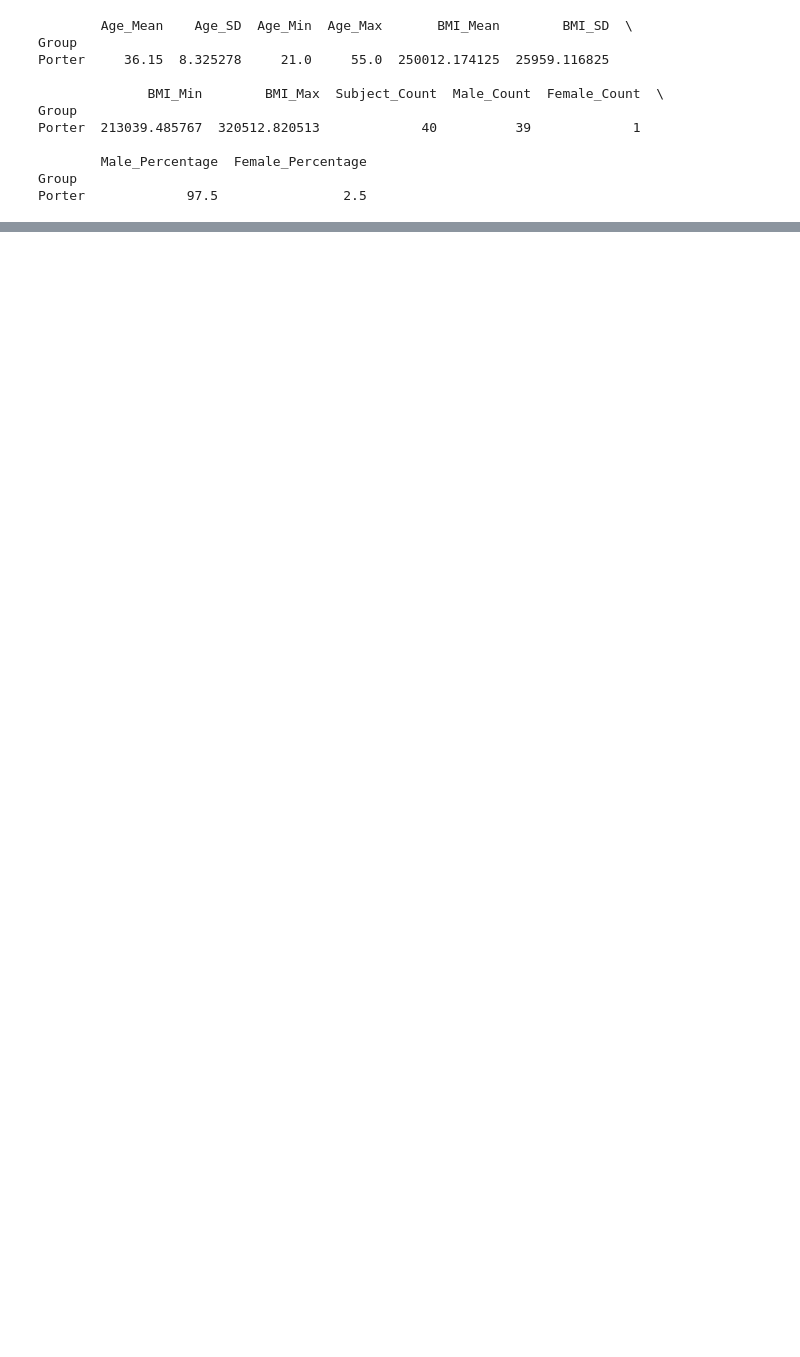
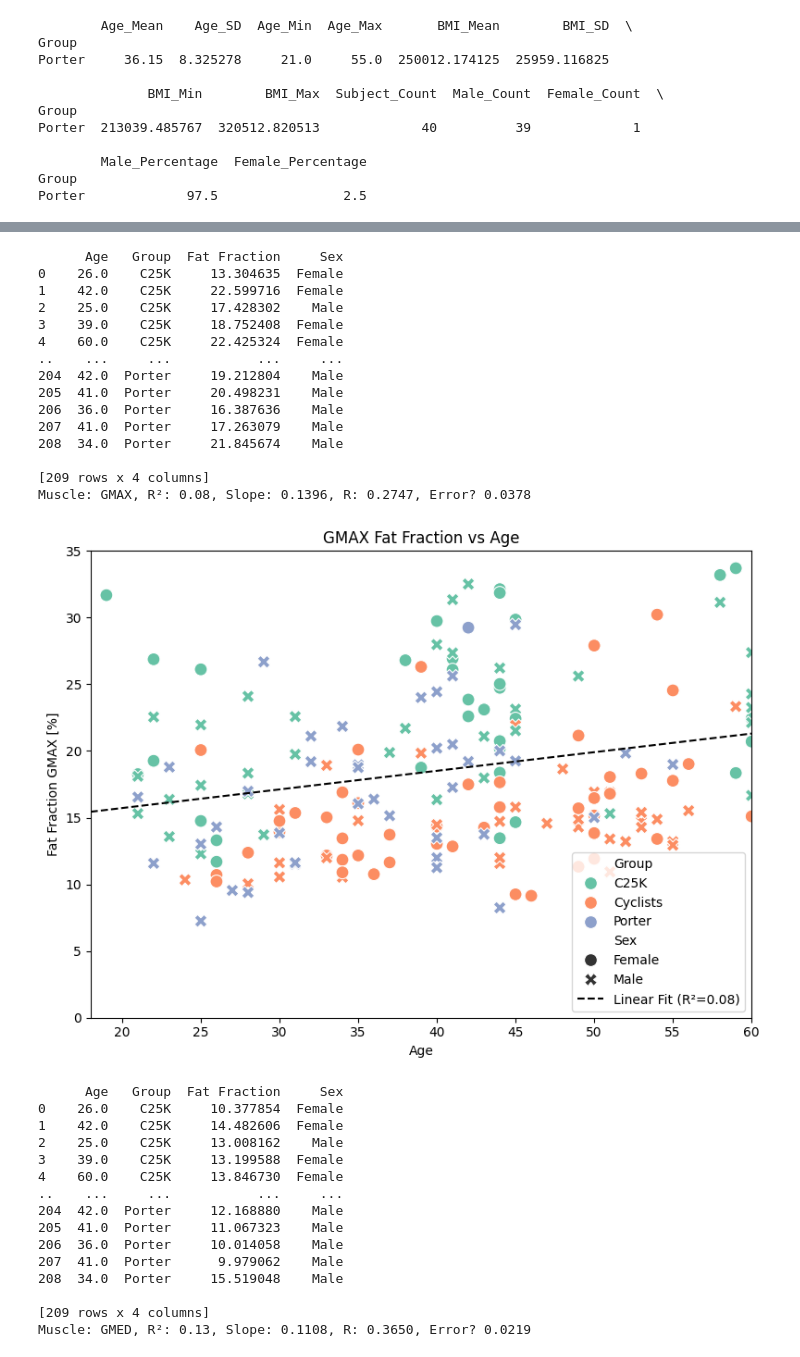
Before and after one commit to mabelzunce/lower-body-muscle-qMRI-pipeline, a Jupyter notebook: src/analysis/statistical_analysis/analyse_ff_and_volume_nepal.ipynb, the cells around one changed output, grey strips where cells are left out. Saved outputs shown, nothing was run; the diff lists cells and outputs as text; code cells hidden in the pictures; blank space fills up the shorter version.

```diff
--- a/src/analysis/statistical_analysis/analyse_ff_and_volume_nepal.ipynb
+++ b/src/analysis/statistical_analysis/analyse_ff_and_volume_nepal.ipynb
@@ -288,0 +528,62 @@ Passing `palette` without assigning `hue` is deprecated and will be removed in v
+# %%
+variables_to_plot = ['GMAX', 'GMED', 'GMIN','TFL']
+cto5k_pd['sex'] = cto5k_pd['sex'].replace({'male': 'Male', 'female': 'Female'})
+for variable in variables_to_plot:
+    # Concatenate the two dataframes and keep only three columns
+    concatenated_table = pd.concat([
+        cto5k_pd[['age_years', 'group', f'{variable}', 'sex']].rename(columns={'age_years': 'Age', 'group': 'Group', f'{variable}': 'Fat Fraction', 'sex': 'Sex'}),
+        filtered_data[['Age', 'Group', f'FF_{variable}', 'Sex']].rename(columns={f'FF_{variable}': 'Fat Fraction'})
+    ], ignore_index=True)
+    print(concatenated_table)
+    # Fit a linear regression model
+    slope, intercept, r_value, p_value, std_err = stats.linregress(cto5k_pd['age_years'], cto5k_pd[f'{variable}'])
+    # Add the regression line to the plot
+    x_vals = np.linspace(18, filtered_data['Age'].max()+5, 100)
+    y_vals = slope * x_vals + intercept
+    print(f"Muscle: {variable}, R²: {r_value**2:.2f}, Slope: {slope:.4f}, R: {r_value:.4f}, Error? {std_err:.4f}")
+   # print(x_vals)
+    plt.figure(figsize=(8, 6))
+    sns.scatterplot(x='Age', y=f'Fat Fraction', data=concatenated_table, hue='Group', style='Sex', palette='Set2', s=100)
+    #sns.scatterplot(x='Age', y=f'FF_{variable}', data=filtered_data, hue='Group', style='Sex', palette='Set1', s=100)
+    plt.plot(x_vals, y_vals, color='black', linestyle='--', label=f'Linear Fit (R²={r_value**2:.2f})')
+    plt.xlabel('Age')
+    plt.ylabel(f'Fat Fraction {variable} [%]')
+    plt.xlim(18, filtered_data['Age'].max()+5)
+    plt.ylim(0, 35)
+    plt.legend()
+    plt.title(f'{variable} Fat Fraction vs Age')
+    plt.tight_layout()
+    plt.savefig(os.path.join(output_path, f"scatter_ff_{variable}_vs_age.png"))
+    plt.show()
+# %% [output]
+      Age   Group  Fat Fraction     Sex
+0    26.0    C25K     13.304635  Female
+1    42.0    C25K     22.599716  Female
+2    25.0    C25K     17.428302    Male
+3    39.0    C25K     18.752408  Female
+4    60.0    C25K     22.425324  Female
+..    ...     ...           ...     ...
+204  42.0  Porter     19.212804    Male
+205  41.0  Porter     20.498231    Male
+206  36.0  Porter     16.387636    Male
+207  41.0  Porter     17.263079    Male
+208  34.0  Porter     21.845674    Male
+
+[209 rows x 4 columns]
+Muscle: GMAX, R²: 0.08, Slope: 0.1396, R: 0.2747, Error? 0.0378
+[figure, added]
+      Age   Group  Fat Fraction     Sex
+0    26.0    C25K     10.377854  Female
+1    42.0    C25K     14.482606  Female
+2    25.0    C25K     13.008162    Male
+3    39.0    C25K     13.199588  Female
+4    60.0    C25K     13.846730  Female
+..    ...     ...           ...     ...
+204  42.0  Porter     12.168880    Male
+205  41.0  Porter     11.067323    Male
+206  36.0  Porter     10.014058    Male
+207  41.0  Porter      9.979062    Male
+208  34.0  Porter     15.519048    Male
+
+[209 rows x 4 columns]
+Muscle: GMED, R²: 0.13, Slope: 0.1108, R: 0.3650, Error? 0.0219
```
Also changed, not shown: parts of 14 cells of this notebook.
